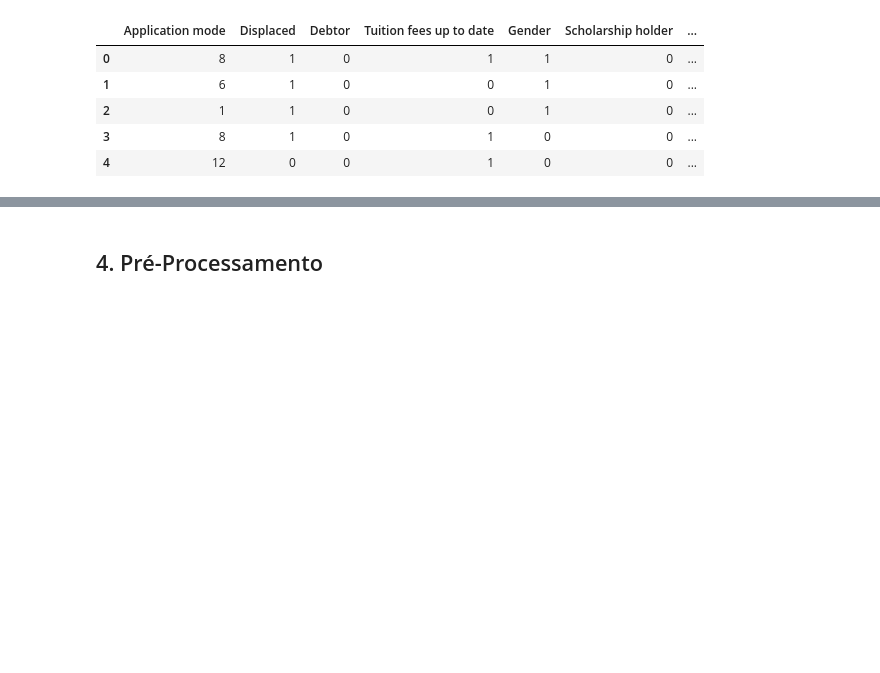
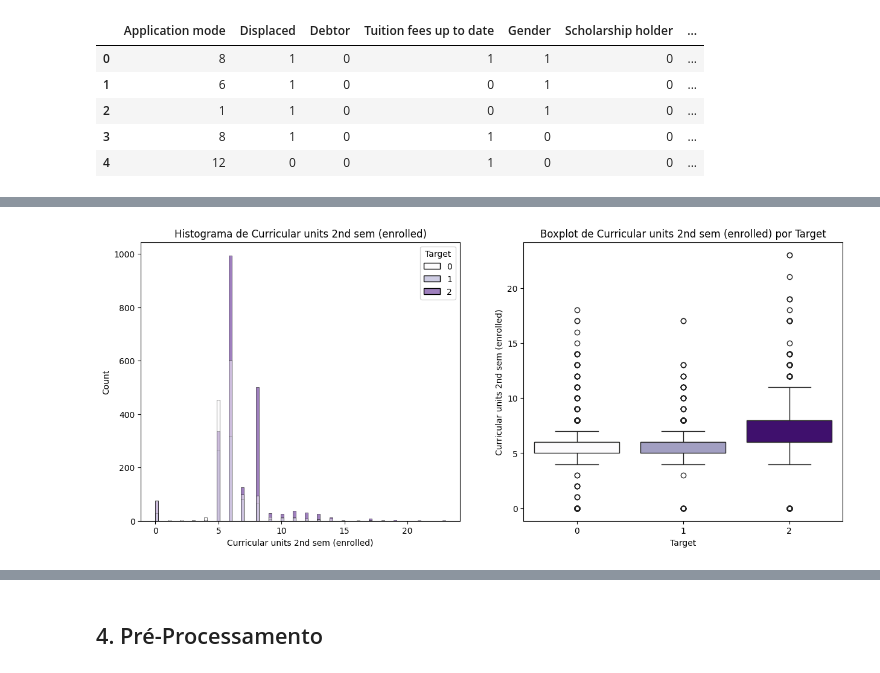
Before and after one commit to PurpleLobster31/ada-machinelearning2, a Jupyter notebook: notebooks/project.ipynb, the cells around one changed output, grey strips where cells are left out. Saved outputs shown, nothing was run; the diff lists cells and outputs as text; code cells hidden in the pictures; blank space fills up the shorter version.

```diff
--- a/notebooks/project.ipynb
+++ b/notebooks/project.ipynb
@@ -237,0 +293,4 @@ plt.show()
+# %%
+plot_histogram_and_boxplot(data=df_final, feature='Curricular units 2nd sem (enrolled)')
+# %% [output]
+[figure, added]
```
Also changed, not shown: parts of 36 cells of this notebook.
